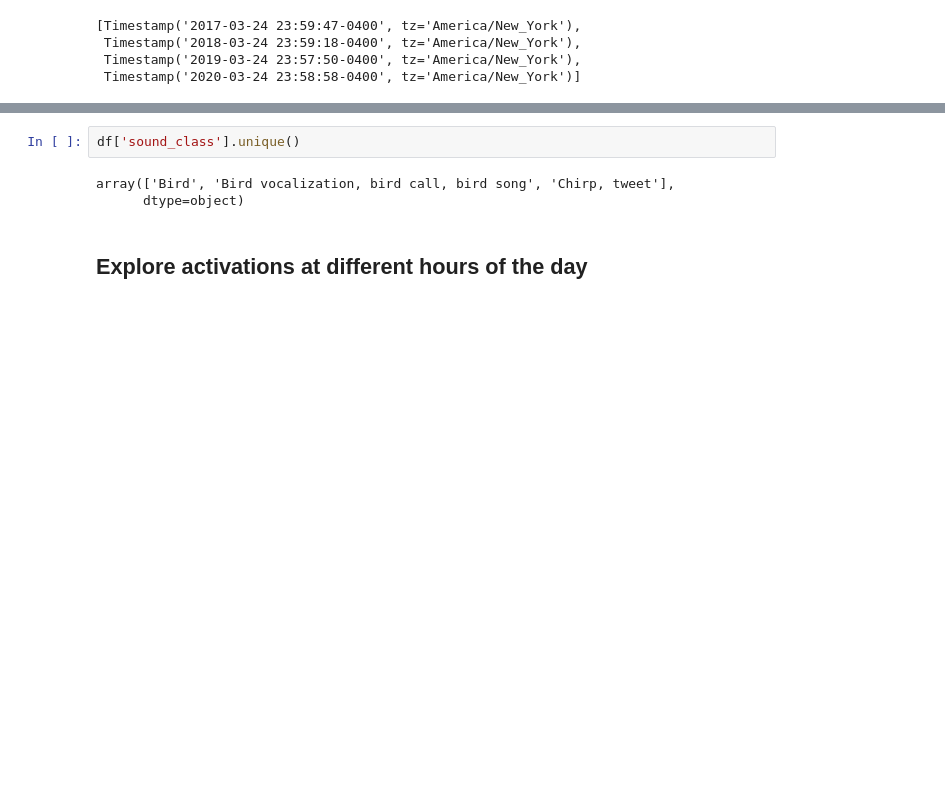
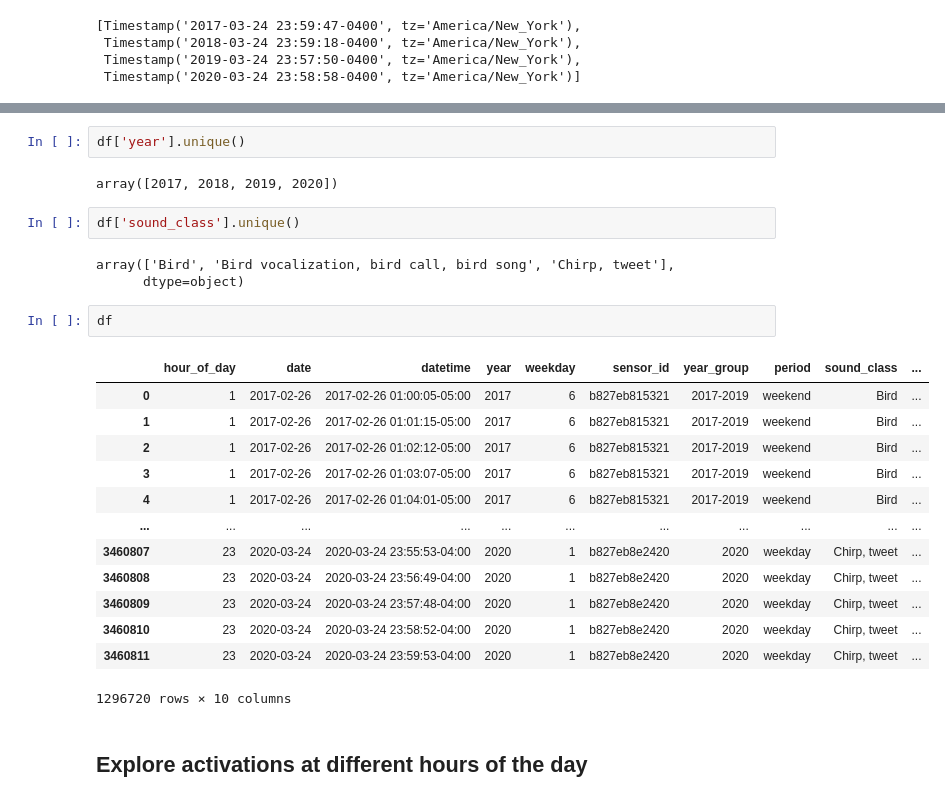
Before and after one commit to mt4426/Project, a Jupyter notebook: birds_analysis.ipynb, the cells around one changed output, grey strips where cells are left out. Drawn from its saved outputs; the diff is of its cells as text; blank space fills up the shorter version.

```diff
--- a/birds_analysis.ipynb
+++ b/birds_analysis.ipynb
@@ -233,8 +264,28 @@ array(['b827eb815321'], dtype=object)
+# %%
+df['year'].unique()
+# %% [output]
+array([2017, 2018, 2019, 2020])
 # %%
 df['sound_class'].unique()
 # %% [output]
 array(['Bird', 'Bird vocalization, bird call, bird song', 'Chirp, tweet'],
       dtype=object)
+# %%
+df
+# %% [output]
+|  | hour_of_day | date | datetime | year | weekday | sensor_id | year_group | period | sound_class | ... |
+| 0 | 1 | 2017-02-26 | 2017-02-26 01:00:05-05:00 | 2017 | 6 | b827eb815321 | 2017-2019 | weekend | Bird | ... |
+| 1 | 1 | 2017-02-26 | 2017-02-26 01:01:15-05:00 | 2017 | 6 | b827eb815321 | 2017-2019 | weekend | Bird | ... |
+| 2 | 1 | 2017-02-26 | 2017-02-26 01:02:12-05:00 | 2017 | 6 | b827eb815321 | 2017-2019 | weekend | Bird | ... |
+| 3 | 1 | 2017-02-26 | 2017-02-26 01:03:07-05:00 | 2017 | 6 | b827eb815321 | 2017-2019 | weekend | Bird | ... |
+| 4 | 1 | 2017-02-26 | 2017-02-26 01:04:01-05:00 | 2017 | 6 | b827eb815321 | 2017-2019 | weekend | Bird | ... |
+| ... | ... | ... | ... | ... | ... | ... | ... | ... | ... | ... |
+| 3460807 | 23 | 2020-03-24 | 2020-03-24 23:55:53-04:00 | 2020 | 1 | b827eb8e2420 | 2020 | weekday | Chirp, tweet | ... |
+| 3460808 | 23 | 2020-03-24 | 2020-03-24 23:56:49-04:00 | 2020 | 1 | b827eb8e2420 | 2020 | weekday | Chirp, tweet | ... |
+| 3460809 | 23 | 2020-03-24 | 2020-03-24 23:57:48-04:00 | 2020 | 1 | b827eb8e2420 | 2020 | weekday | Chirp, tweet | ... |
+| 3460810 | 23 | 2020-03-24 | 2020-03-24 23:58:52-04:00 | 2020 | 1 | b827eb8e2420 | 2020 | weekday | Chirp, tweet | ... |
+| 3460811 | 23 | 2020-03-24 | 2020-03-24 23:59:53-04:00 | 2020 | 1 | b827eb8e2420 | 2020 | weekday | Chirp, tweet | ... |
+1296720 rows × 10 columns
 # %% [markdown]
 ## Explore activations at different hours of the day
 # %%
```
Also changed, not shown: parts of 13 cells of this notebook.
